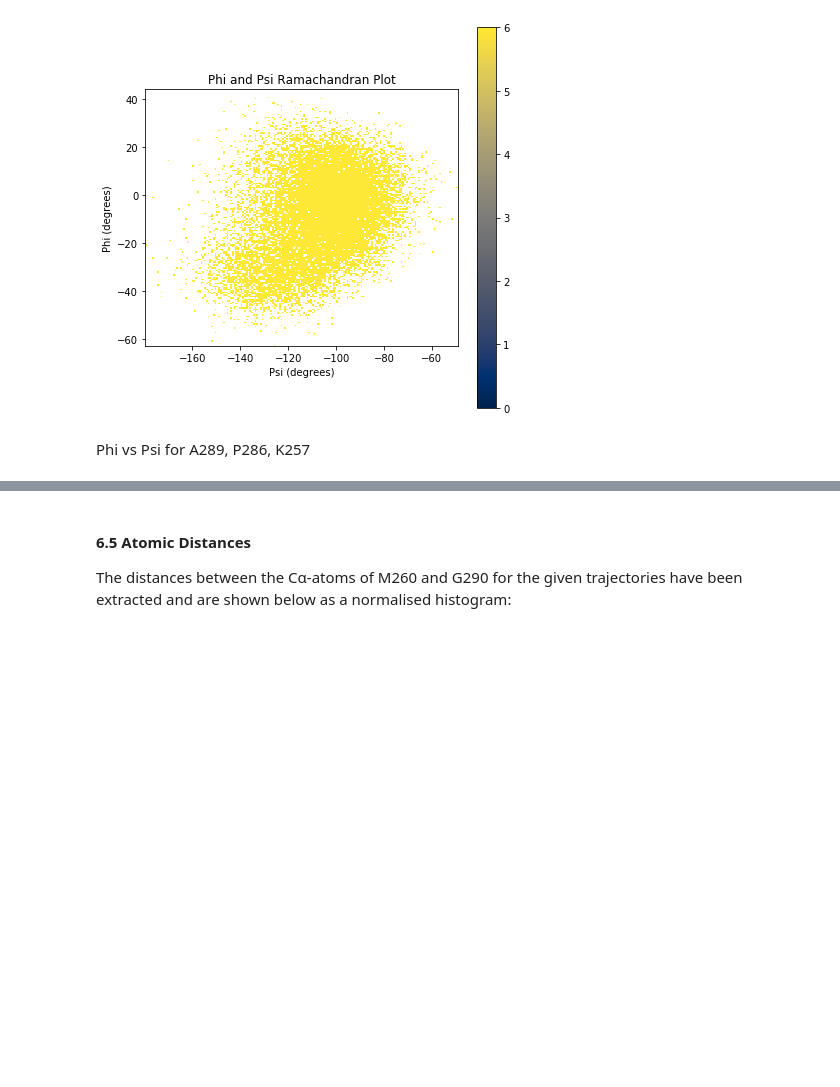
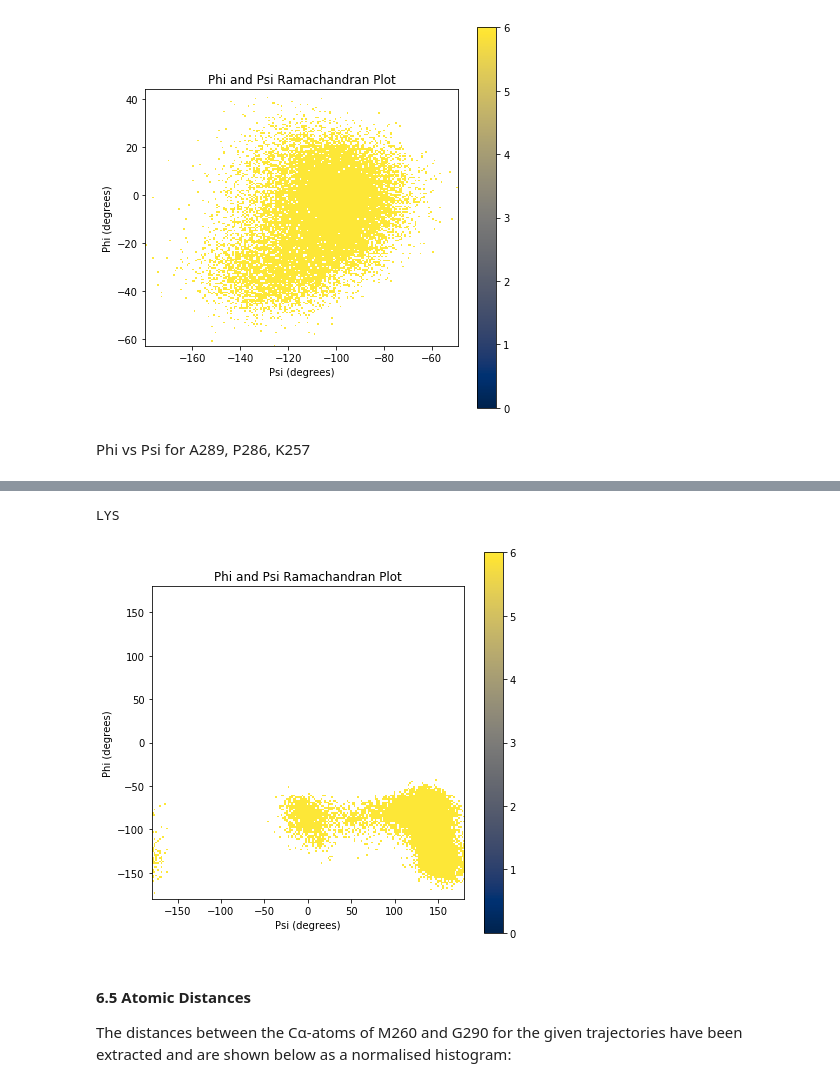
Before and after one commit to laifi/molecular-dynamics, a Jupyter notebook: e05/Exercise 5.ipynb, the cells around one changed output, grey strips where cells are left out. Drawn from its saved outputs; the diff is of its cells as text; code cells hidden in the pictures; blank space fills up the shorter version.

```diff
--- a/e05/Exercise 5.ipynb
+++ b/e05/Exercise 5.ipynb
@@ -147,3 +202,9 @@ Phi vs Psi for A289, P286, K257
+# %%
+ramachandran(df['phi_k'], df['psi_k'])
+print('LYS')
+# %% [output]
+LYS
+[figure, added]
 # %% [markdown]
 #### 6.5 Atomic Distances
 
```
Also changed, not shown: parts of 9 cells of this notebook.
